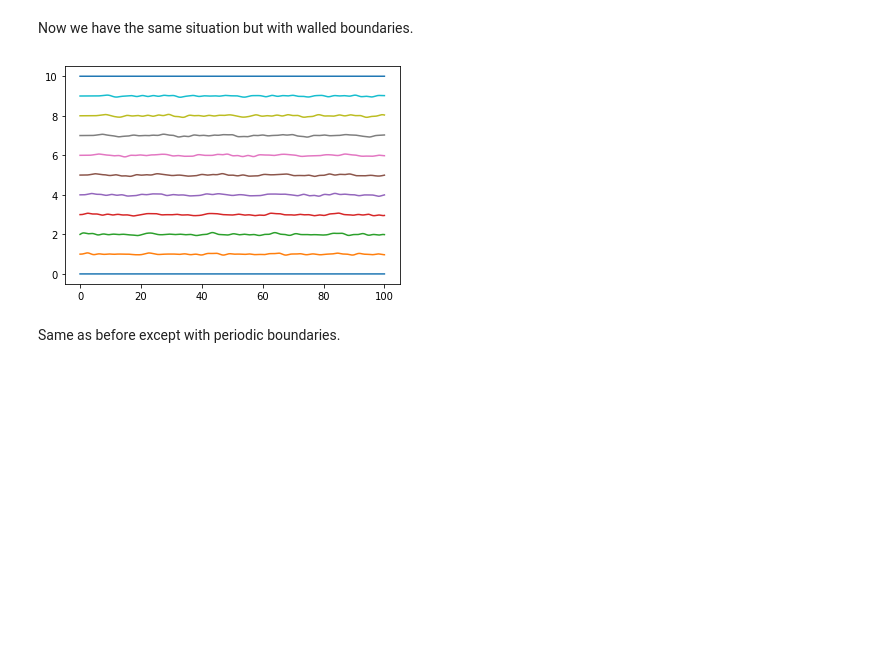
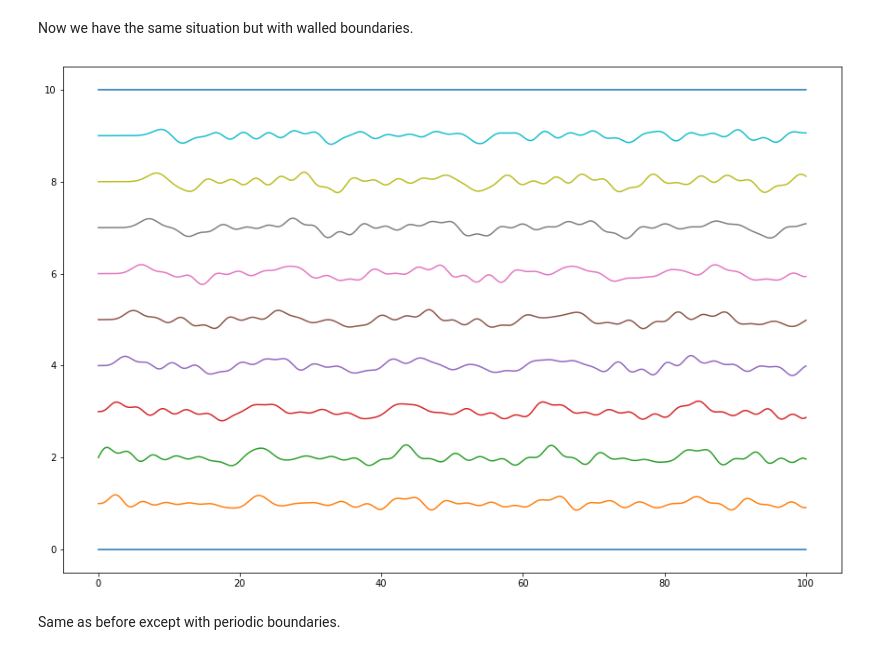
Before and after one commit to project-ida/phonons, a Jupyter notebook: string.ipynb, the cells around one changed output. Drawn from its saved outputs; the diff is of its cells as text; code cells hidden in the pictures; blank space fills up the shorter version.

```diff
--- a/string.ipynb
+++ b/string.ipynb
@@ -265,22 +269,24 @@ else:
     for m in range(N-1):
         springs.append(spring(5,objects[m],objects[m+1],rest_length = l))
 # %%
-objects[2].displace(0, 0.1)
+objects[2].displace(0, 0.3)
 
 time = []
 for i in range(iters):
     time.append(i*dt)
     for s in springs:
         s.spring_force()
     for obj in objects:
 #        damping(obj, gamma)
         obj.Newton()
         obj.timestep()
+
+plt.figure(figsize = (15,10))
 for obj in objects:
     plt.plot(time, obj.xhistory)
 plt.show()
 # %% [output]
-[figure, old version]
+[figure, new version]
 # %% [markdown]
 Same as before except with periodic boundaries.
 # %%
```
Also changed, not shown: parts of 4 cells of this notebook.
